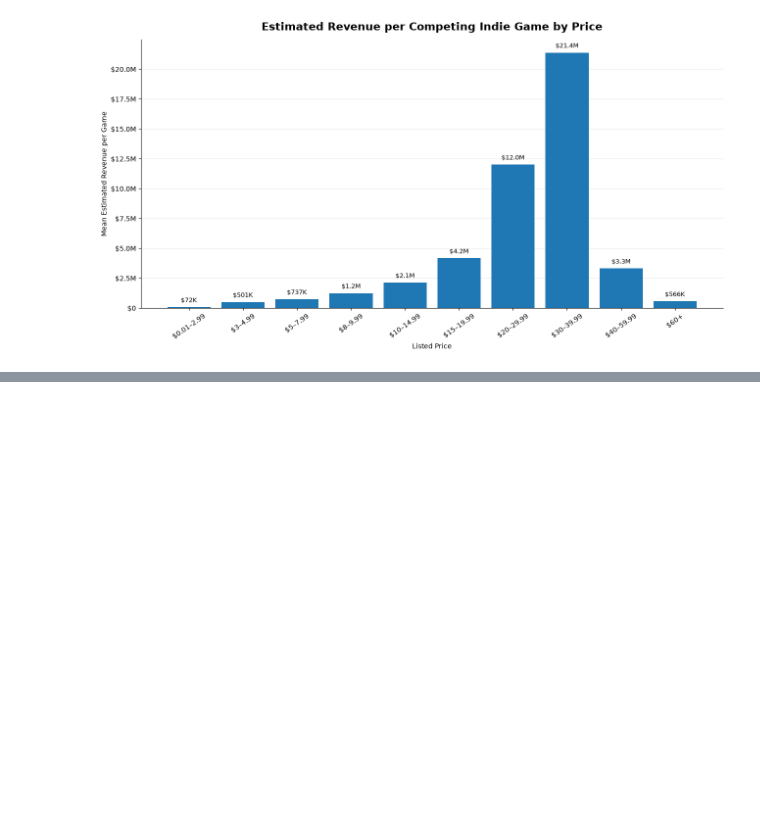
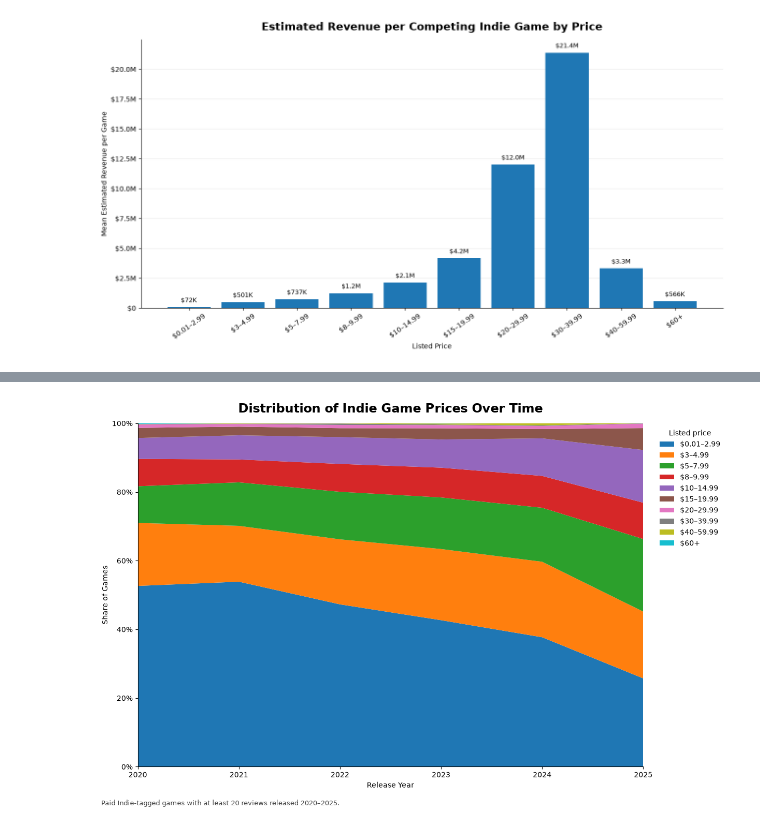
Before and after one commit to IRCSS/Steam-Data-Analyzer, a Jupyter notebook: notebooks/priceAnalysisOne.ipynb, the cells around one changed output, grey strips where cells are left out. Drawn from its saved outputs; the diff is of its cells as text; code cells hidden in the pictures; blank space fills up the shorter version.

```diff
--- a/notebooks/priceAnalysisOne.ipynb
+++ b/notebooks/priceAnalysisOne.ipynb
@@ -1102,0 +1761,11 @@ plt.show()
+# %%
+price_bucket_share = (
+    price_bucket_counts
+    .div(
+        price_bucket_counts.sum(axis=1),
+        axis=0
+    )
+    * 100
+)
+
+display(price_bucket_share.round(1))
@@ -1102,0 +1781,65 @@ plt.show()
+# %%
+fig, ax = plt.subplots(figsize=(14, 8))
+
+ax.stackplot(
+    price_bucket_share.index,
+    price_bucket_share.T,
+    labels=price_bucket_share.columns
+)
+
+ax.set_title(
+    "Distribution of Indie Game Prices Over Time",
+    fontsize=17,
+    fontweight="bold",
+    pad=15
+)
+
+ax.set_xlabel("Release Year")
+ax.set_ylabel("Share of Games")
+
+ax.set_xlim(
+    START_STACK_YEAR,
+    END_YEAR
+)
+
+ax.set_ylim(0, 100)
+
+ax.yaxis.set_major_formatter(
+    FuncFormatter(
+        lambda value, position: f"{value:.0f}%"
+    )
+)
+
+ax.grid(
+    axis="y",
+    alpha=0.25
+)
+
+ax.set_axisbelow(True)
+
+ax.spines["top"].set_visible(False)
+ax.spines["right"].set_visible(False)
+
+ax.legend(
+    title="Listed price",
+    bbox_to_anchor=(1.02, 1),
+    loc="upper left",
+    frameon=False
+)
+
+fig.text(
+    0.01,
+    0.01,
+    (
+        f"Paid Indie-tagged games with at least {MIN_REVIEWS} reviews "
+        f"released {START_STACK_YEAR}–{END_YEAR}."
+    ),
+    fontsize=9,
+    alpha=0.75
+)
+
+plt.tight_layout(rect=[0, 0.03, 0.88, 1])
+
+plt.show()
+# %% [output]
+[figure, added]
```
Also changed, not shown: parts of 11 cells of this notebook, 10 other files.
